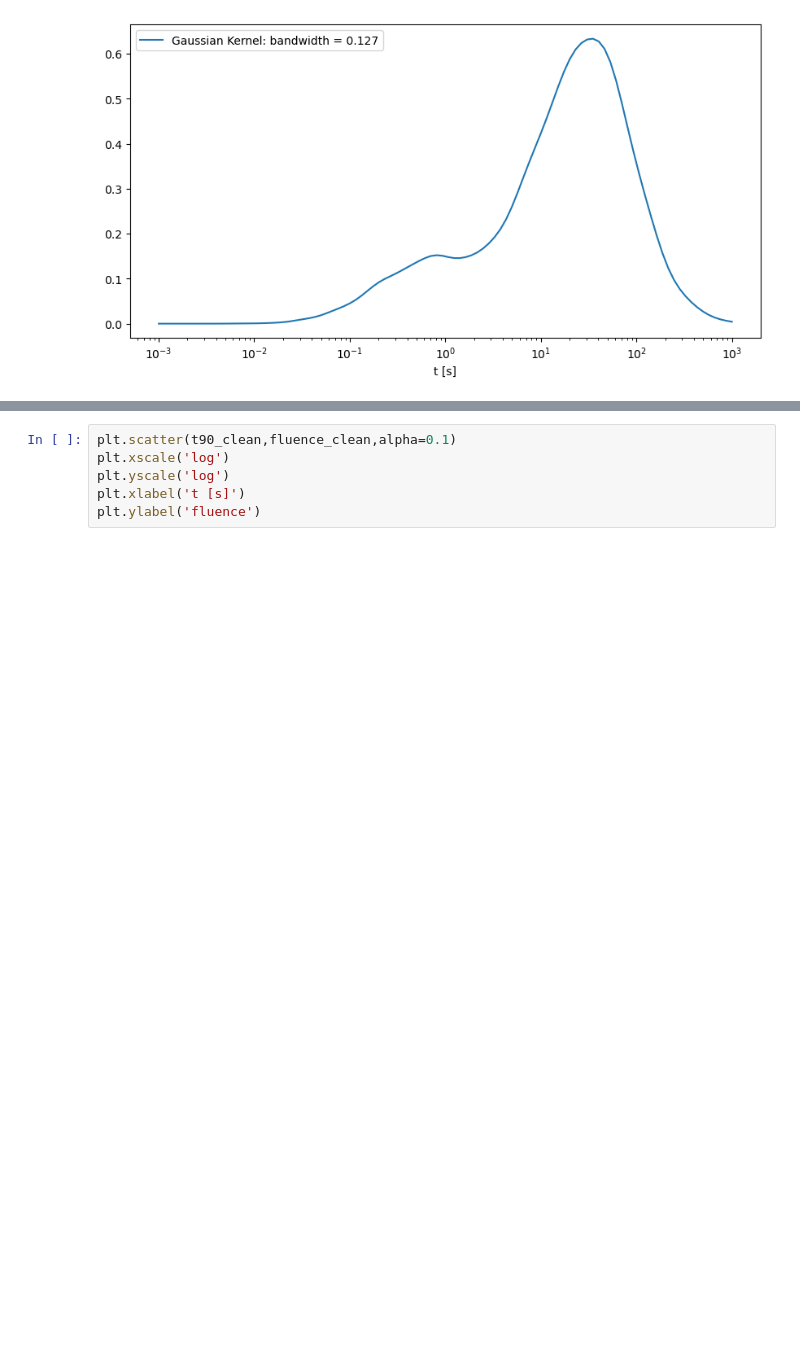
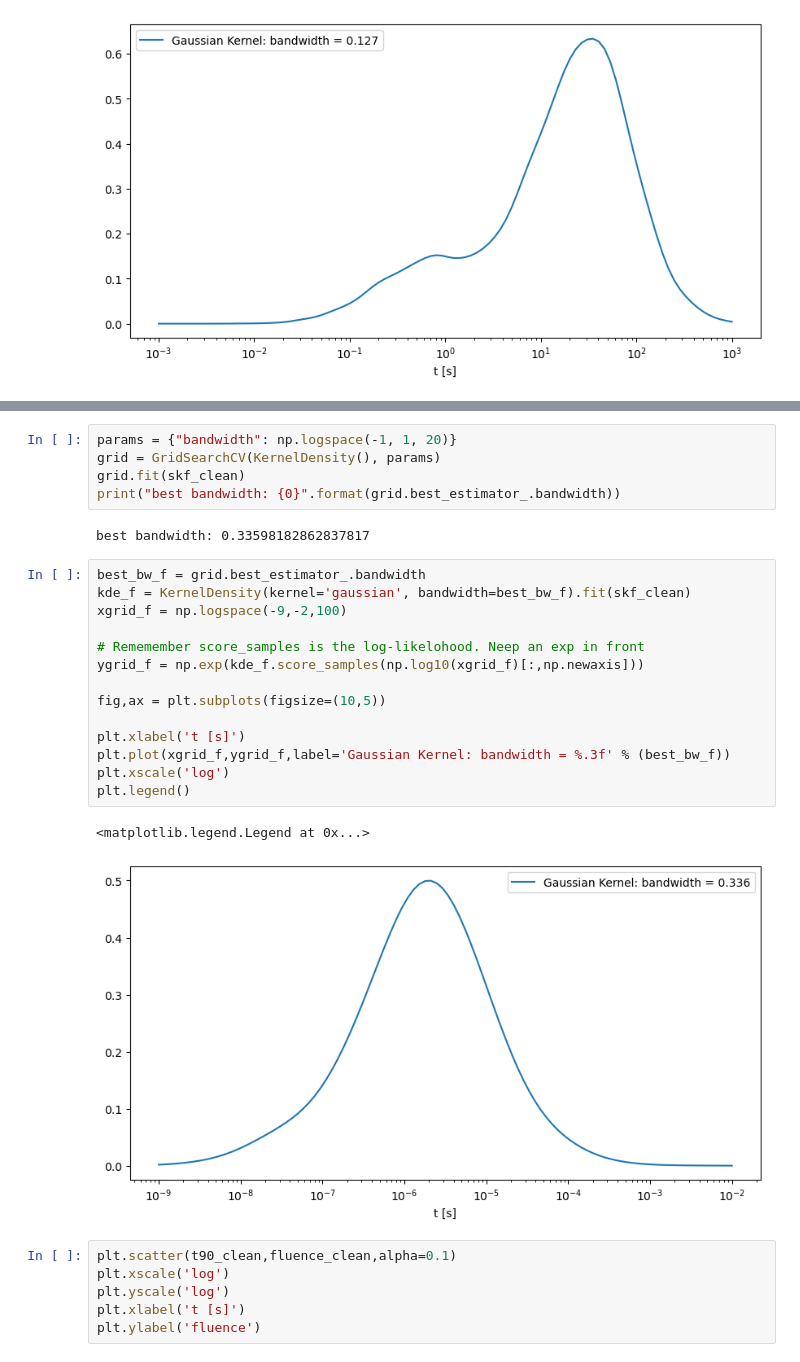
Before and after one commit to ebianchi803/astrostatistics_bicocca_2026, a Jupyter notebook: working/L14-Copy1.ipynb, the cells around one changed output, grey strips where cells are left out. Cells and saved outputs as stored; diff of their text form; blank space fills up the shorter version.

```diff
--- a/working/L14-Copy1.ipynb
+++ b/working/L14-Copy1.ipynb
@@ -101,3 +128,27 @@ plt.legend()
+# %%
+params = {"bandwidth": np.logspace(-1, 1, 20)}
+grid = GridSearchCV(KernelDensity(), params)
+grid.fit(skf_clean)
+print("best bandwidth: {0}".format(grid.best_estimator_.bandwidth))
+# %% [output]
+best bandwidth: 0.33598182862837817
+# %%
+best_bw_f = grid.best_estimator_.bandwidth
+kde_f = KernelDensity(kernel='gaussian', bandwidth=best_bw_f).fit(skf_clean)
+xgrid_f = np.logspace(-9,-2,100)
+
+# Rememember score_samples is the log-likelohood. Neep an exp in front
+ygrid_f = np.exp(kde_f.score_samples(np.log10(xgrid_f)[:,np.newaxis]))
+
+fig,ax = plt.subplots(figsize=(10,5))
+
+plt.xlabel('t [s]')
+plt.plot(xgrid_f,ygrid_f,label='Gaussian Kernel: bandwidth = %.3f' % (best_bw_f))
+plt.xscale('log')
+plt.legend()
+# %% [output]
+<matplotlib.legend.Legend at 0x...>
+[figure, added]
 # %%
 plt.scatter(t90_clean,fluence_clean,alpha=0.1)
 plt.xscale('log')
```
Also changed, not shown: parts of 8 cells of this notebook.
